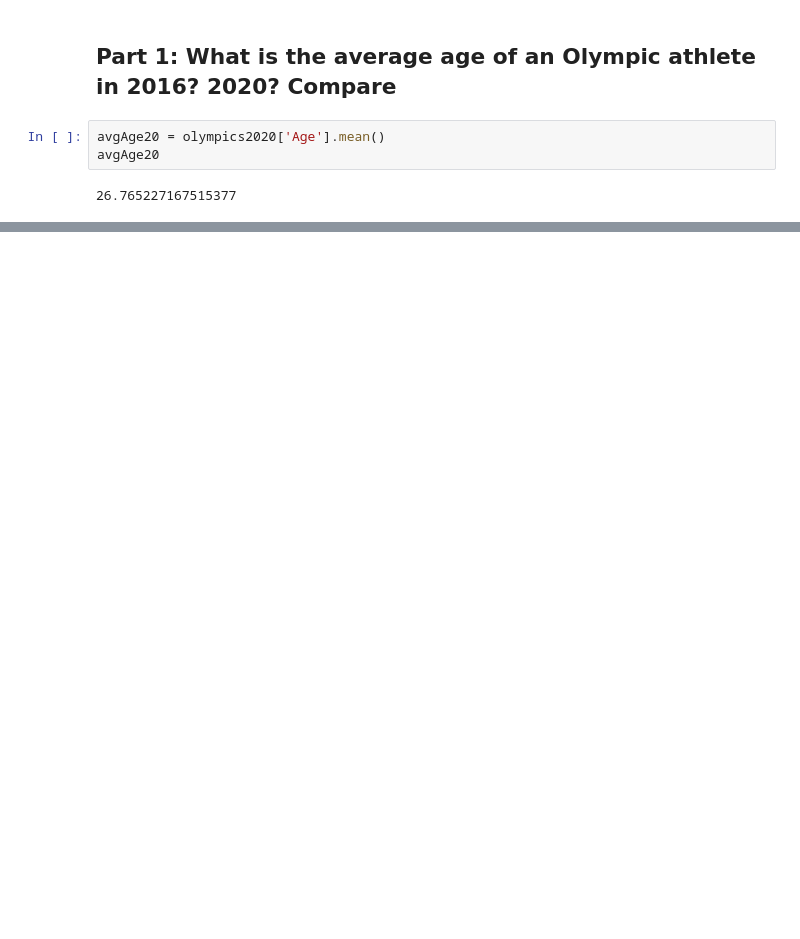
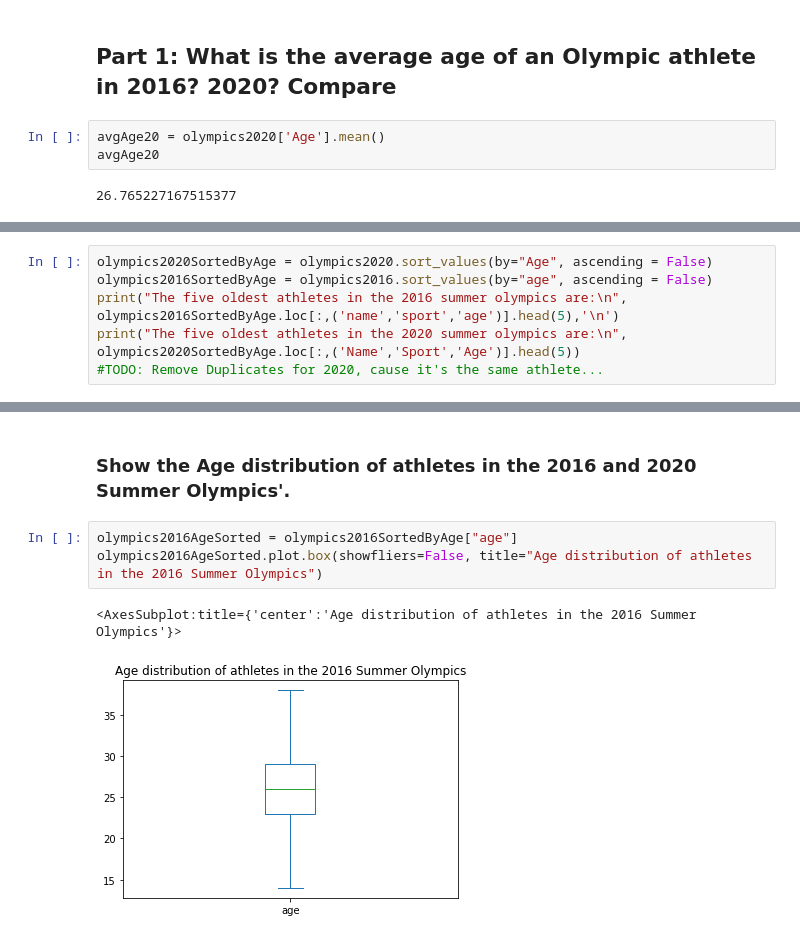
Before and after one commit to bdavis12302/2020-2016-Summer-Olympic-Data, a Jupyter notebook: DSCI235 Final Project - 2020 and 2016 Summer Olympic Data.ipynb, the cells around one changed output, grey strips where cells are left out. Drawn from its saved outputs; the diff is of its cells as text; blank space fills up the shorter version.

```diff
--- a/DSCI235 Final Project - 2020 and 2016 Summer Olympic Data.ipynb
+++ b/DSCI235 Final Project - 2020 and 2016 Summer Olympic Data.ipynb
@@ -72,0 +105,6 @@ avgAge16
+# %%
+olympics2020SortedByAge = olympics2020.sort_values(by="Age", ascending = False)
+olympics2016SortedByAge = olympics2016.sort_values(by="age", ascending = False)
+print("The five oldest athletes in the 2016 summer olympics are:\n", olympics2016SortedByAge.loc[:,('name','sport','age')].head(5),'\n')
+print("The five oldest athletes in the 2020 summer olympics are:\n", olympics2020SortedByAge.loc[:,('Name','Sport','Age')].head(5))
+#TODO: Remove Duplicates for 2020, cause it's the same athlete...
@@ -72,0 +127,8 @@ avgAge16
+# %% [markdown]
+### Show the Age distribution of athletes in the 2016 and 2020 Summer Olympics'.
+# %%
+olympics2016AgeSorted = olympics2016SortedByAge["age"]
+olympics2016AgeSorted.plot.box(showfliers=False, title="Age distribution of athletes in the 2016 Summer Olympics")
+# %% [output]
+<AxesSubplot:title={'center':'Age distribution of athletes in the 2016 Summer Olympics'}>
+[figure, added]
```
Also changed, not shown: parts of 9 cells of this notebook.
